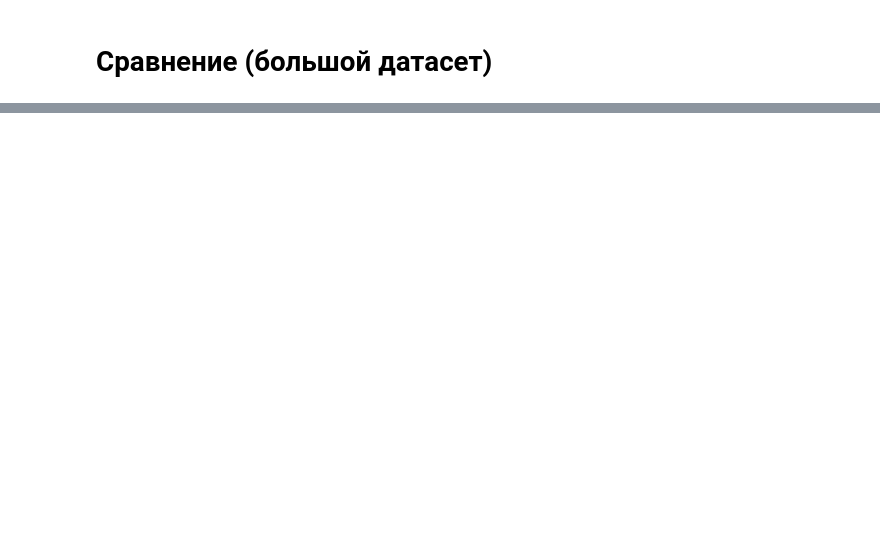
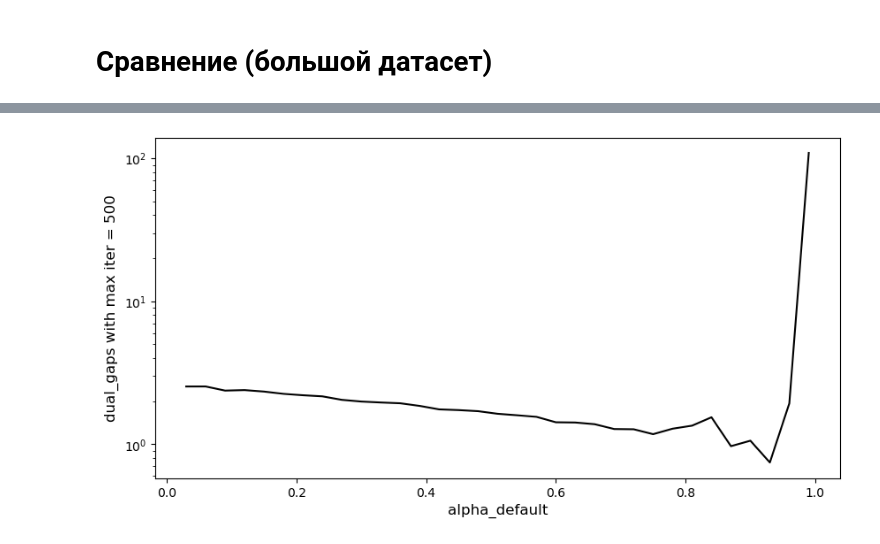
Before and after one commit to ThunderstormXX/TransportNet, a Jupyter notebook: Stable Dynamic & Beckman/CFWM_experiments.ipynb, the cells around one changed output, grey strips where cells are left out. Drawn from its saved outputs; the diff is of its cells as text; code cells hidden in the pictures; blank space fills up the shorter version.

```diff
--- a/Stable Dynamic & Beckman/CFWM_experiments.ipynb
+++ b/Stable Dynamic & Beckman/CFWM_experiments.ipynb
@@ -420,0 +442,11 @@ plt.show()
+# %%
+beckmann_save = 'beckmann_results/'
+cities_data = 'cities_data/'
+net_name = cities_data + 'Anaheim_net.tntp'
+trips_name = cities_data + 'Anaheim_trips.tntp'
+handler = dh.DataHandler()
+graph_data = handler.GetGraphData(net_name, columns = ['init_node', 'term_node', 'capacity', 'free_flow_time'])
+graph_correspondences, total_od_flow = handler.GetGraphCorrespondences(trips_name)
+model = md.Model(graph_data, graph_correspondences,
+                    total_od_flow, mu = 0.25, rho = 0.15)
+graph_data['graph_table'].head()
@@ -420,0 +460,33 @@ plt.show()
+# %%
+h = 0.03
+alpha_range = np.arange(h,1.0,h)
+print(alpha_range)
+
+max_iter = 500
+duality_by_alpha = []
+for alpha in alpha_range :
+    print("alpha :",alpha)
+    assert(model.mu == 0.25)
+    # print('Conjugate Frank-Wolfe without stopping criteria')
+    solver_kwargs = {'max_iter' : max_iter, 'stop_crit': 'max_iter',
+                    'verbose' : True, 'verbose_step': 2000, 'save_history' : True , 'alpha_default' : alpha}
+    tic = time.time()
+    result_cfwm = model.find_equilibrium(solver_name = 'cfwm', solver_kwargs = solver_kwargs)
+    toc = time.time()
+    # print('Elapsed time: {:.0f} sec'.format(toc - tic))
+    # print('Time ratio =', np.max(result_cfwm['times'] / graph_data['graph_table']['free_flow_time']))
+    # print('Flow excess =', np.max(result_cfwm['flows'] / graph_data['graph_table']['capacity']) - 1, end = '\n\n')
+    duality_by_alpha.append(result_cfwm['duality_gaps'][-1])
+# %%
+zipped_list = list(zip(alpha_range, duality_by_alpha))
+df = pd.DataFrame(zipped_list, columns=['x', 'y'])
+df.to_csv('beckmann_results/choose_alpha_500_h_003.csv', index=False)
+
+plt.figure(figsize = (10, 5))
+plt.plot(alpha_range, duality_by_alpha , color ='black' ,label = '')
+plt.ylabel('dual_gaps with max iter = '+ str(max_iter) , fontsize = 12)
+plt.xlabel('alpha_default', fontsize = 12)
+plt.yscale('log')
+plt.show()
+# %% [output]
+[figure, added]
```
Also changed, not shown: parts of 18 cells of this notebook, 1 other file.
